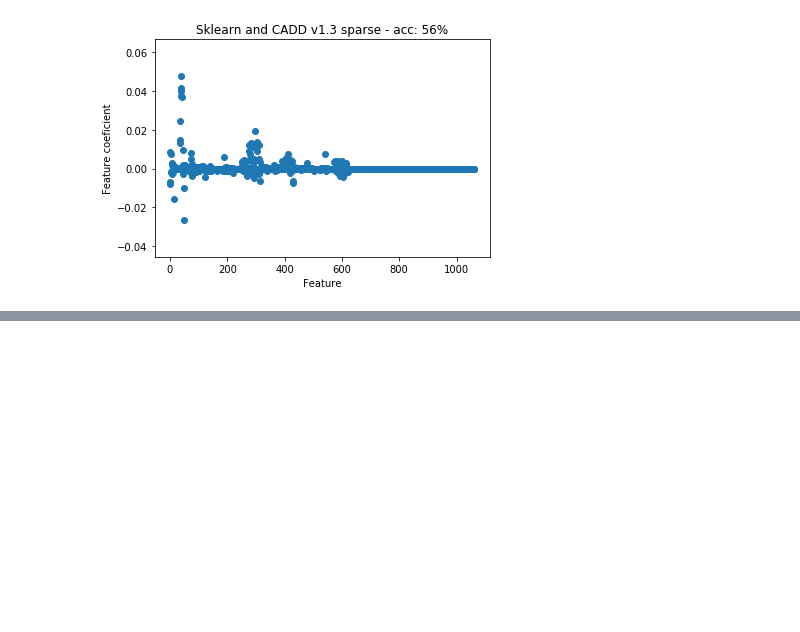
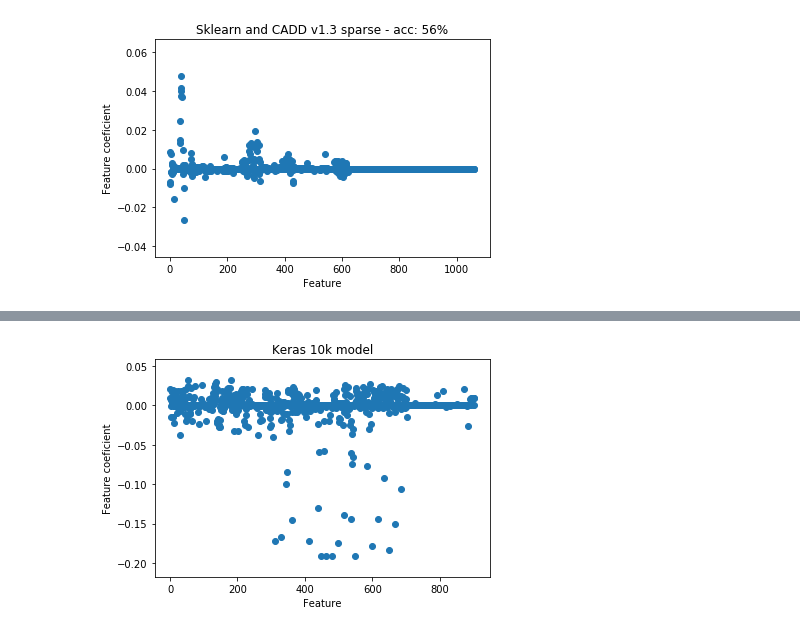
Before and after one commit to dansimancas/kipoi-cadd, a Jupyter notebook: src/02_retrain_cadd_v1.4/04_Debug_training.ipynb, the cells around one changed output, grey strips where cells are left out. Saved outputs shown, nothing was run; the diff lists cells and outputs as text; code cells hidden in the pictures; blank space fills up the shorter version.

Commit message:
Continue to try validate data

```diff
--- a/src/02_retrain_cadd_v1.4/04_Debug_training.ipynb
+++ b/src/02_retrain_cadd_v1.4/04_Debug_training.ipynb
@@ -36,0 +39,30 @@ plt.show()
+# %%
+from kipoi_cadd.data import CaddSparseDataset, cadd_sparse_train_valid_data_one, sparse_cadd_dataset
+from kipoi_cadd.models import logistic_regression_keras
+
+sparse_matrix = "/s/project/kipoi-cadd/data/raw/v1.4/training_data/GRCh37/sparse_matrices/sample_10k.npz"
+variant_ids_file = "/s/project/kipoi-cadd/data/raw/v1.4/training_data/GRCh37/variant_ids/sample_10k.pkl"
+# %%
+training_ds, validation_ds = cadd_sparse_train_valid_data_one(sparse_cadd_dataset(sparse_matrix, variant_ids_file))
+model = logistic_regression_keras(904)
+model_cadd_dir = "/s/project/kipoi-cadd/data/models/CADD1.4-GRCh37.mod"
+model_cadd, scaler = joblib.load(model_cadd_dir)
+# %%
+# Train
+batch_size = 16
+
+"""
+train_it = training_ds.batch_train_iter(batch_size=batch_size,shuffle=True,num_workers=1)
+next(train_it)
+valid_it = validation_ds.batch_train_iter(batch_size=batch_size,shuffle=True,num_workers=1)
+next(valid_it)
+model.fit_generator(train_it,epochs=1,
+                     steps_per_epoch=max(int(len(training_ds) / batch_size), 1),
+                     validation_data=valid_it,
+                     validation_steps=max(int(len(validation_ds) / batch_size), 1)
+                     )
+"""
+(x_train, y_train), (x_valid, y_valid) = training_ds.load_all(), validation_ds.load_all()
+x_train = x_train.toarray()
+scaler.transform(x_train)
+model.fit(x_train, y_train, validation_data=(x_valid, y_valid))
@@ -36,0 +74,9 @@ plt.show()
+# %%
+# Load model
+plt.scatter(range(model.get_weights()[0].shape[0]), model.get_weights()[0]);
+plt.xlabel("Feature")
+plt.ylabel("Feature coeficient")
+plt.title("Keras 10k model")
+plt.show()
+# %% [output]
+[figure, added]
```
Also changed, not shown: parts of 6 cells of this notebook, 14 other files.
